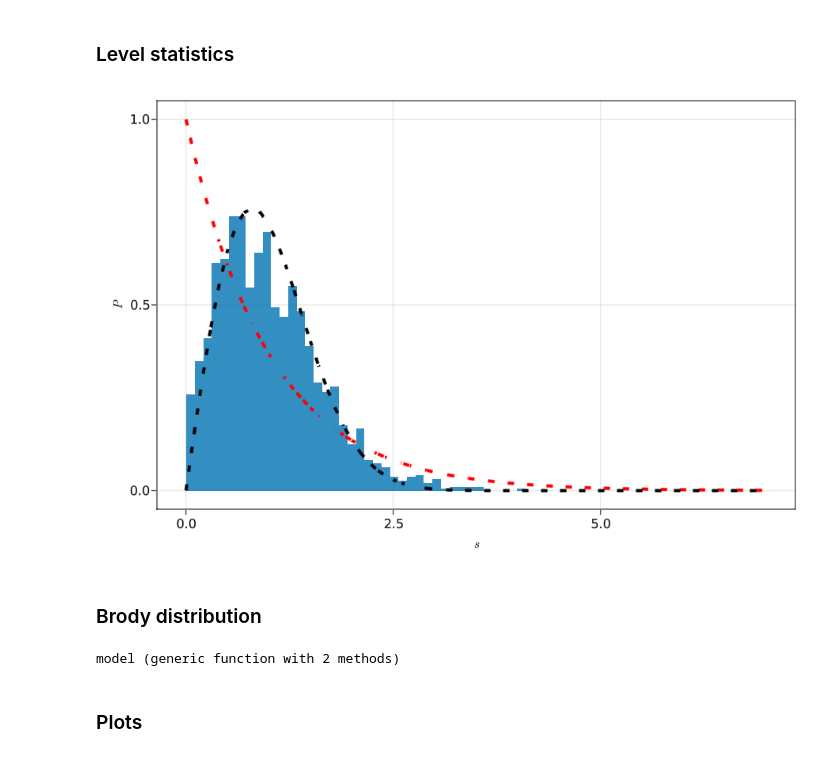
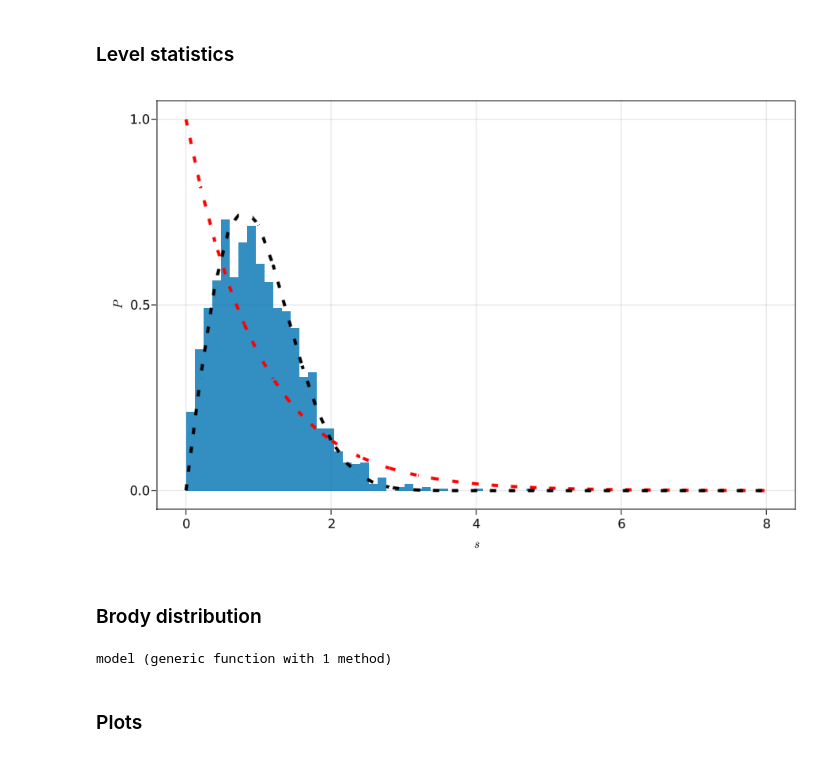
Before and after one commit to coolgas/chaos, a Jupyter notebook: final_chaos.ipynb, the cells around one changed output. Saved outputs shown, nothing was run; the diff lists cells and outputs as text; code cells hidden in the pictures.

Commit message:
brody fitting prepared

```diff
--- a/final_chaos.ipynb
+++ b/final_chaos.ipynb
@@ -222,19 +220,14 @@ diffs1_dropped, new_diffs1 = get_diffs(v=v, γ=2.0, J=1.0, g=0.0, Λ=0.08);
+# %%
+diffs1_dropped, new_diffs1 = get_diffs(v=v, γ=2.5, J=1.0, g=0.0, Λ=0.1);
 # %%
 p2 = Figure(resolution=(900,600))
 ax2 = Axis(p2[1,1], xlabel=L"$s$", ylabel=L"$P$")
-xs = 0:0.1:7;
+xs = 0:0.2:8;
 ys = f.(xs)
 ys2 = ff.(xs)
 hist!(ax2, new_diffs1,bins=40, normalization=:pdf)
 lines!(ax2, xs, ys, linestyle=:dot, linewidth=4, color=:red)
 lines!(ax2, xs, ys2, linestyle=:dot, linewidth=4, color=:black)
 p2
 # %% [output]
-[figure, old version]
+[figure, new version]
-# %% [markdown]
-### Brody distribution
-# %%
-#b(β) =  gamma((β+2)/(β+1))^(β+1);
-model(s, p) = (p+1)*gamma((p+2)/(p+1))^(p+1)*s^(p)*exp(-gamma((p+2)/(p+1))^(p+1)*s^(p+1))
-# %% [output]
-model (generic function with 2 methods)
@@ -243,0 +234,7 @@ model (generic function with 2 methods)
+# %% [markdown]
+### Brody distribution
+# %%
+#b(β) =  gamma((β+2)/(β+1))^(β+1);
+model(s, p) = (p+1)*gamma((p+2)/(p+1))^(p+1)*s^(p)*exp(-gamma((p+2)/(p+1))^(p+1)*s^(p+1))
+# %% [output]
+model (generic function with 1 method)
```
Also changed, not shown: parts of 10 cells of this notebook, 12 other files.
